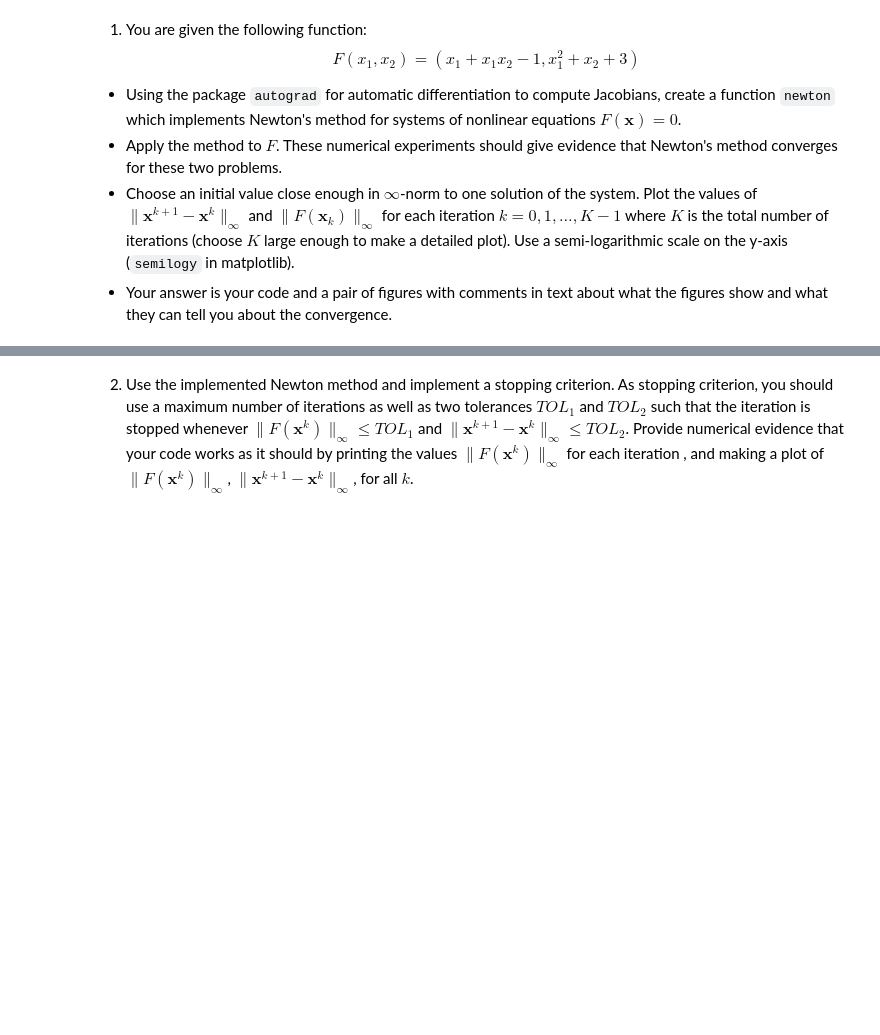
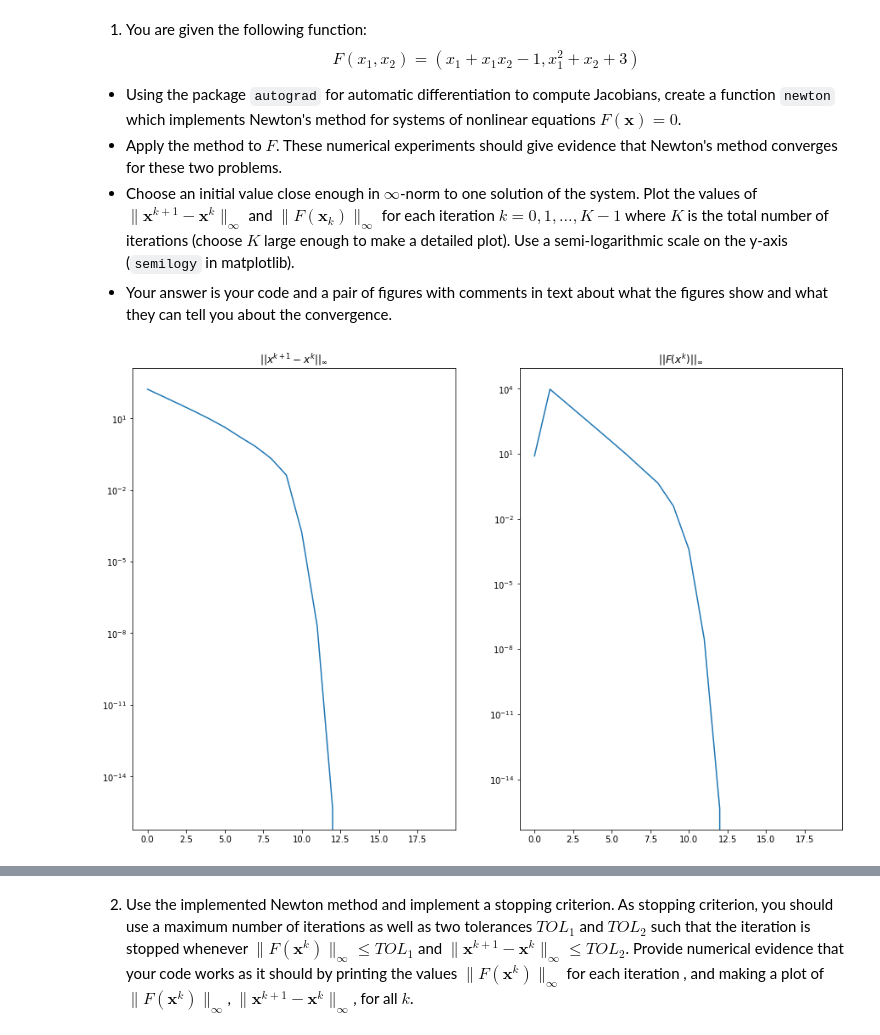
Before and after one commit to BollaBerg/MA2501-Numerical-methods, a Jupyter notebook: project-1/project1.ipynb, the cells around one changed output, grey strips where cells are left out. Drawn from its saved outputs; the diff is of its cells as text; code cells hidden in the pictures; blank space fills up the shorter version.

```diff
--- a/project-1/project1.ipynb
+++ b/project-1/project1.ipynb
@@ -169,0 +166,9 @@ $$
+# %%
+def F(x: np.ndarray):
+    return np.array([
+        x[0] + x[0]*x[1] - 1,
+        x[0]**2 + x[1] + 3
+    ])
+
+def infinity_norm(x: np.ndarray):
+    return np.linalg.norm(x, ord=np.inf)
@@ -169,0 +218,20 @@ $$
+# %%
+# Apply the method to F
+X_0 = np.array([-1.4, 3.])
+K = 20
+
+deltas, function_calls = newton_plot(F, X_0, max_iterations=K)
+
+normed_deltas = [infinity_norm(delta) for delta in deltas]
+normed_calls = [infinity_norm(call) for call in function_calls]
+
+fig, (ax1, ax2) = plt.subplots(nrows=1, ncols=2)
+
+ax1.semilogy(normed_deltas)
+ax1.set_title(r"$||x^{k+1} - x^k||_\infty$")
+ax2.semilogy(normed_calls)
+ax2.set_title(r"$||F(x^k)||_\infty$")
+
+fig.show()
+# %% [output]
+[figure, added]
```
Also changed, not shown: parts of 11 cells of this notebook.
